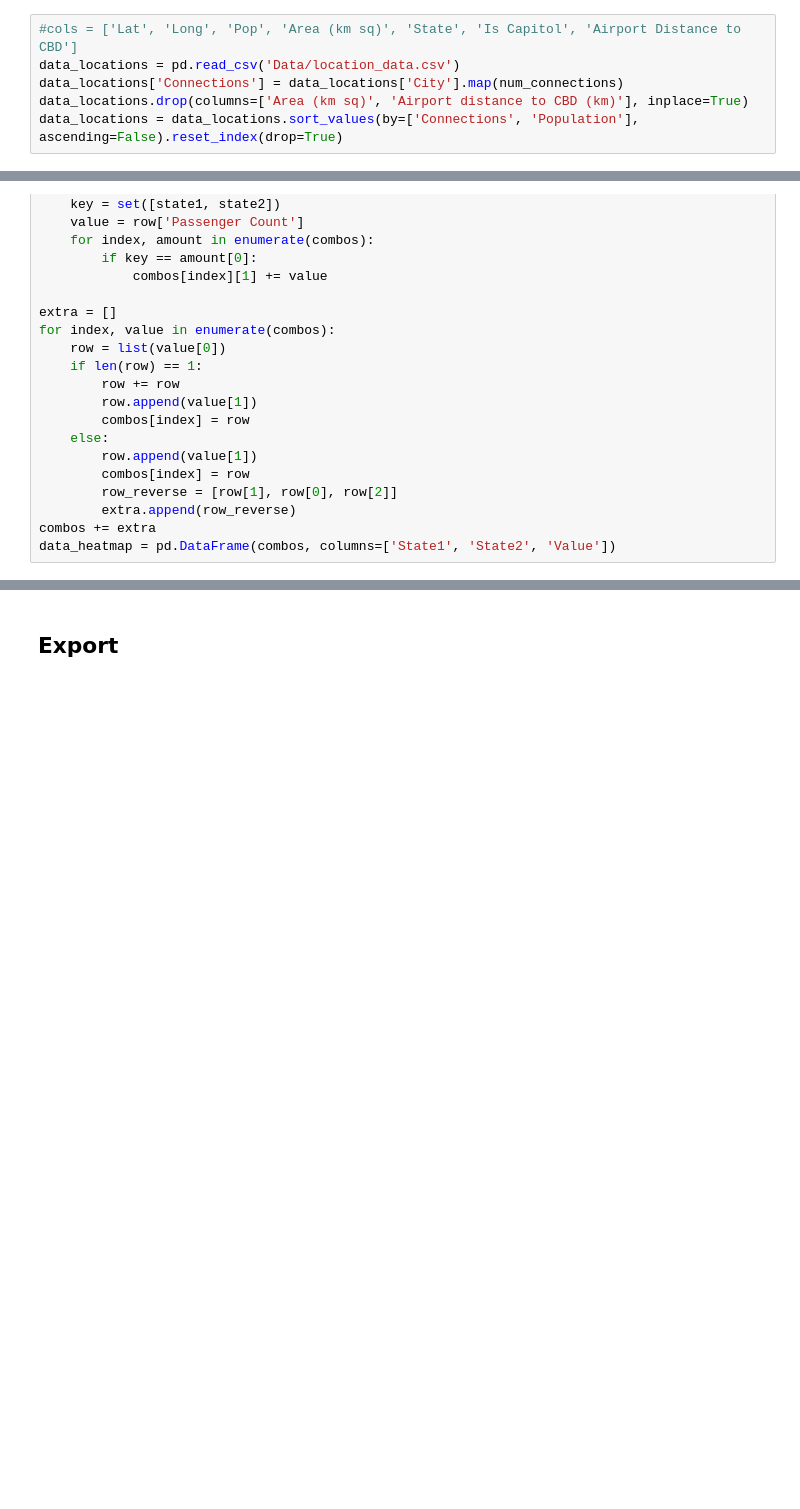
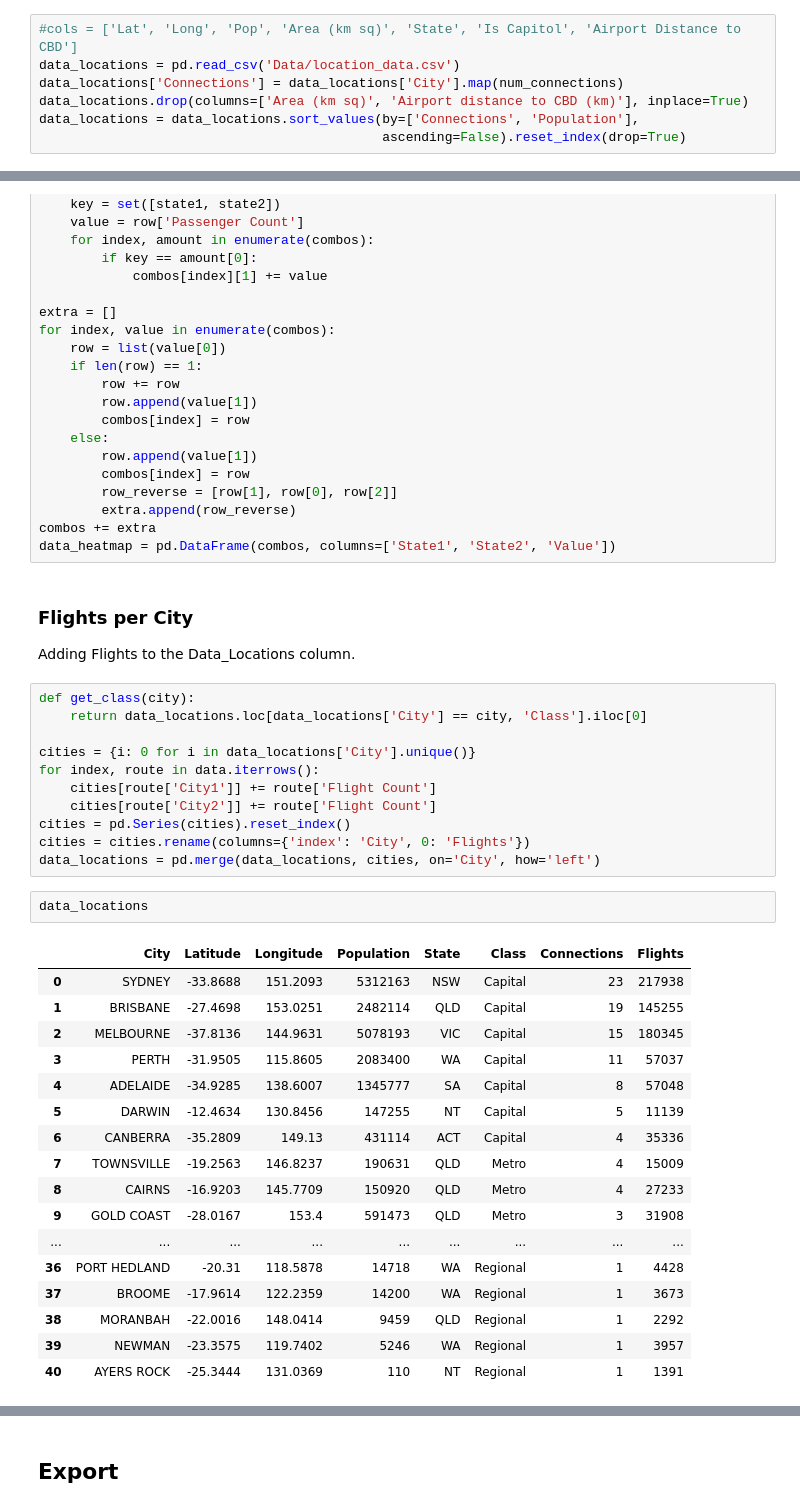
Before and after one commit to Ethan232187/Data-Visualisation-2, a Jupyter notebook: Data_Processing.ipynb, the cells around one changed output, grey strips where cells are left out. Cells and saved outputs as stored; diff of their text form; blank space fills up the shorter version.

```diff
--- a/Data_Processing.ipynb
+++ b/Data_Processing.ipynb
@@ -152,7 +152,8 @@ Cities are labeled as Capitol, Metro, Regional. Regional Locations are defined a
 data_locations = pd.read_csv('Data/location_data.csv')
 data_locations['Connections'] = data_locations['City'].map(num_connections)
 data_locations.drop(columns=['Area (km sq)', 'Airport distance to CBD (km)'], inplace=True)
-data_locations = data_locations.sort_values(by=['Connections', 'Population'], ascending=False).reset_index(drop=True)
+data_locations = data_locations.sort_values(by=['Connections', 'Population'],
+                                            ascending=False).reset_index(drop=True)
 # %%
 heatmap(data_locations)
 # %% [output]
@@ -264,3 +265,38 @@ for index, value in enumerate(combos):
         extra.append(row_reverse)
 combos += extra
 data_heatmap = pd.DataFrame(combos, columns=['State1', 'State2', 'Value'])
+# %% [markdown]
+### Flights per City
+
+Adding Flights to the Data_Locations column.
+# %%
+def get_class(city):
+    return data_locations.loc[data_locations['City'] == city, 'Class'].iloc[0]
+
+cities = {i: 0 for i in data_locations['City'].unique()}
+for index, route in data.iterrows():
+    cities[route['City1']] += route['Flight Count']
+    cities[route['City2']] += route['Flight Count']
+cities = pd.Series(cities).reset_index()
+cities = cities.rename(columns={'index': 'City', 0: 'Flights'})
+data_locations = pd.merge(data_locations, cities, on='City', how='left')
+# %%
+data_locations
+# %% [output]
+|  | City | Latitude | Longitude | Population | State | Class | Connections | Flights |
+| 0 | SYDNEY | -33.8688 | 151.2093 | 5312163 | NSW | Capital | 23 | 217938 |
+| 1 | BRISBANE | -27.4698 | 153.0251 | 2482114 | QLD | Capital | 19 | 145255 |
+| 2 | MELBOURNE | -37.8136 | 144.9631 | 5078193 | VIC | Capital | 15 | 180345 |
+| 3 | PERTH | -31.9505 | 115.8605 | 2083400 | WA | Capital | 11 | 57037 |
+| 4 | ADELAIDE | -34.9285 | 138.6007 | 1345777 | SA | Capital | 8 | 57048 |
+| 5 | DARWIN | -12.4634 | 130.8456 | 147255 | NT | Capital | 5 | 11139 |
+| 6 | CANBERRA | -35.2809 | 149.13 | 431114 | ACT | Capital | 4 | 35336 |
+| 7 | TOWNSVILLE | -19.2563 | 146.8237 | 190631 | QLD | Metro | 4 | 15009 |
+| 8 | CAIRNS | -16.9203 | 145.7709 | 150920 | QLD | Metro | 4 | 27233 |
+| 9 | GOLD COAST | -28.0167 | 153.4 | 591473 | QLD | Metro | 3 | 31908 |
+| ... | ... | ... | ... | ... | ... | ... | ... | ... |
+| 36 | PORT HEDLAND | -20.31 | 118.5878 | 14718 | WA | Regional | 1 | 4428 |
+| 37 | BROOME | -17.9614 | 122.2359 | 14200 | WA | Regional | 1 | 3673 |
+| 38 | MORANBAH | -22.0016 | 148.0414 | 9459 | QLD | Regional | 1 | 2292 |
+| 39 | NEWMAN | -23.3575 | 119.7402 | 5246 | WA | Regional | 1 | 3957 |
+| 40 | AYERS ROCK | -25.3444 | 131.0369 | 110 | NT | Regional | 1 | 1391 |
```
Also changed, not shown: parts of 4 cells of this notebook, 5 other files.
